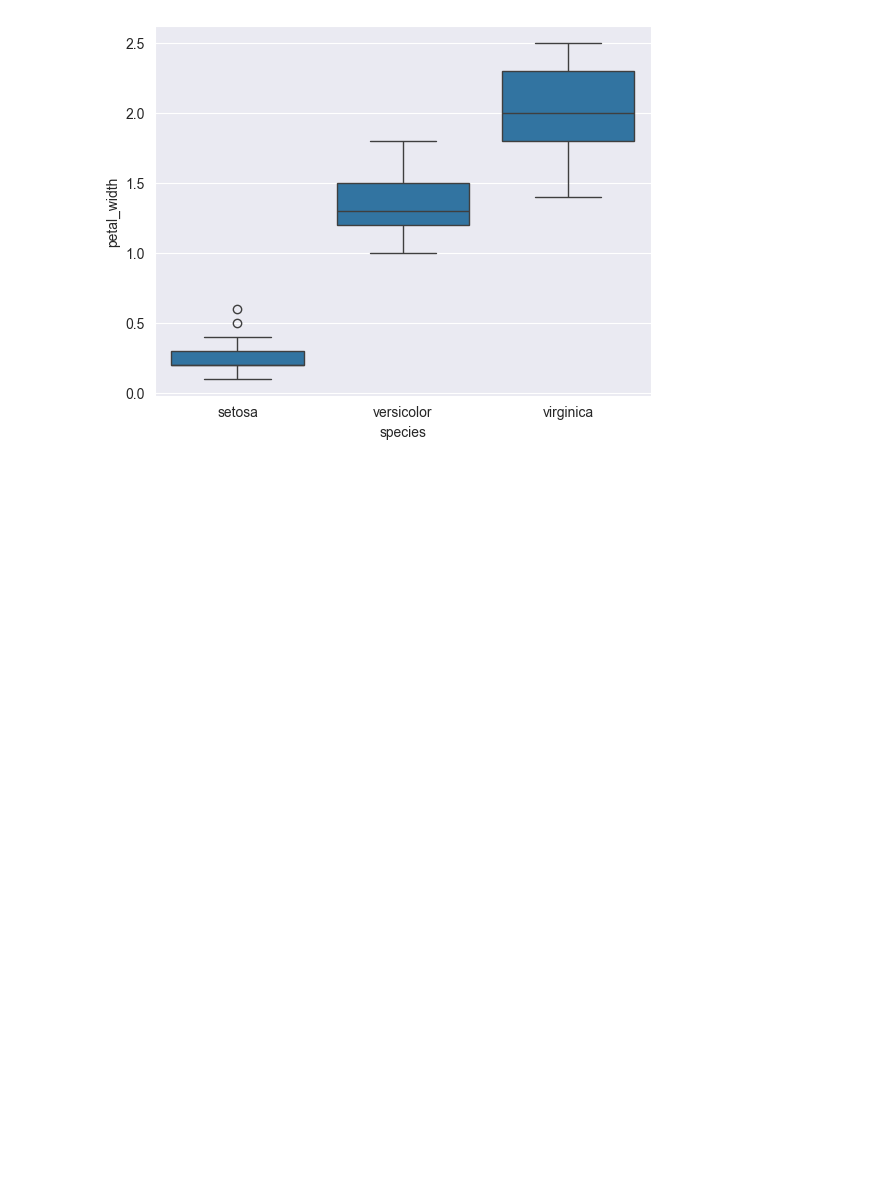
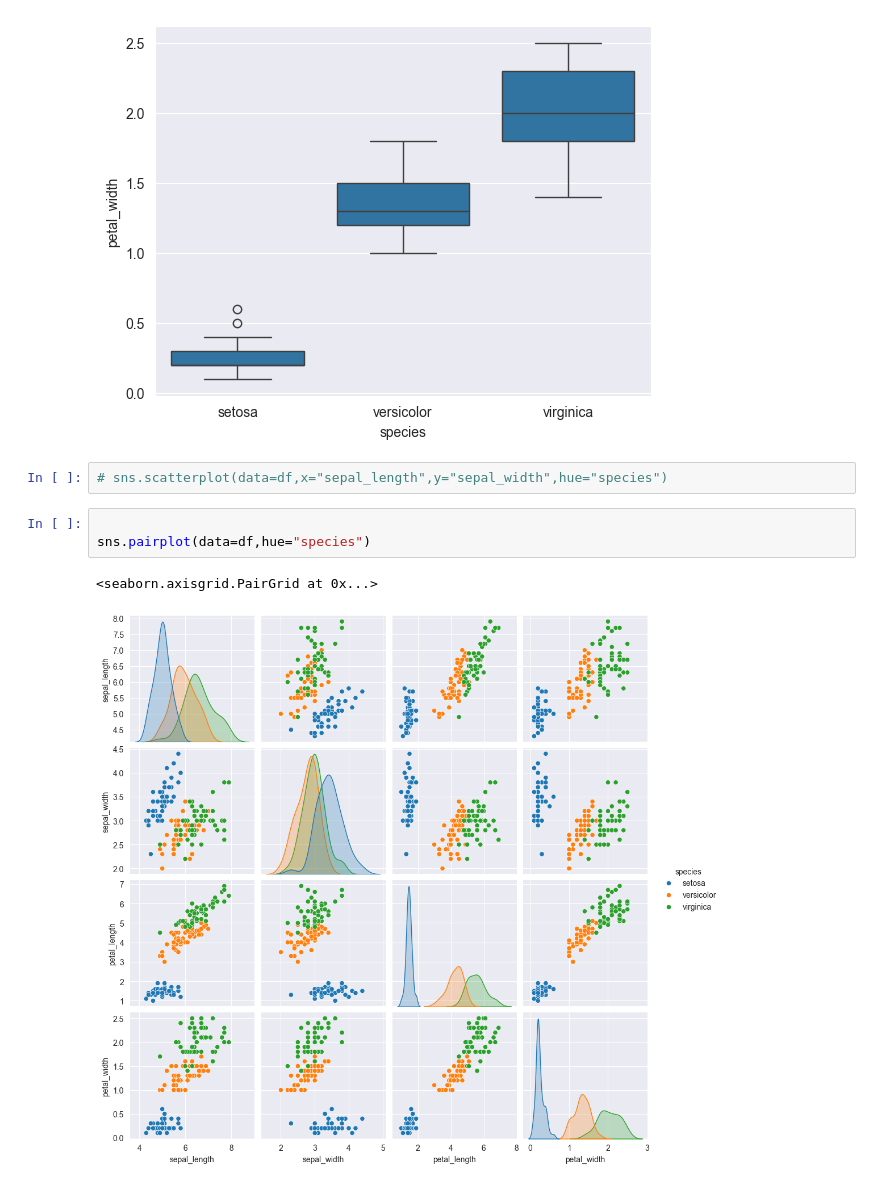
Before and after one commit to MLN142/Iris_flower_classification, a Jupyter notebook: IRIS.ipynb, the cells around one changed output. Saved outputs shown, nothing was run; the diff lists cells and outputs as text; blank space fills up the shorter version.

```diff
--- a/IRIS.ipynb
+++ b/IRIS.ipynb
@@ -137,3 +137,11 @@ ax=sns.boxplot(data=df,x="species",y="petal_length")
 ax=sns.boxplot(data=df,x="species",y="petal_width")
 # %% [output]
 [figure]
+# %%
+# sns.scatterplot(data=df,x="sepal_length",y="sepal_width",hue="species")
+# %%
+
+sns.pairplot(data=df,hue="species")
+# %% [output]
+<seaborn.axisgrid.PairGrid at 0x...>
+[figure, added]
```
Also changed, not shown: parts of 4 cells of this notebook.
